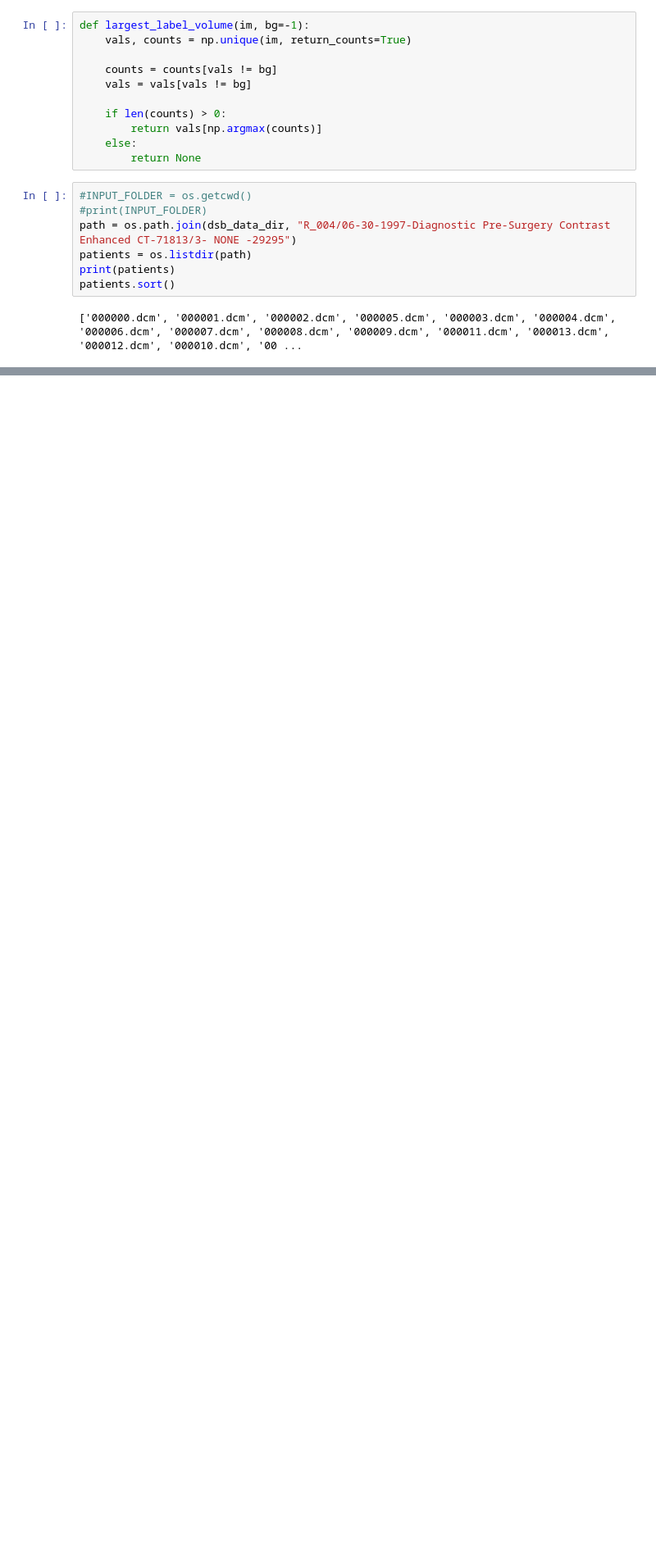
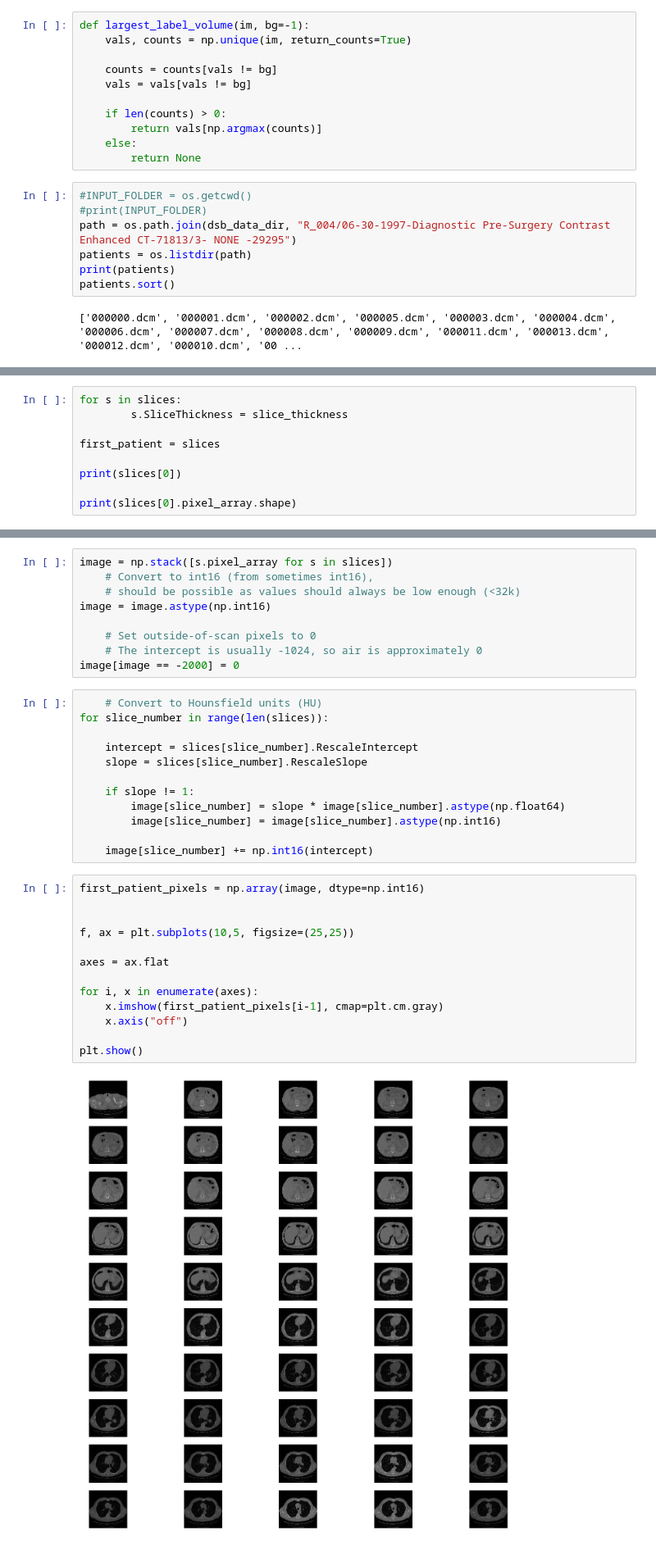
Before and after one commit to AI-Junction/Lung-Cancer-Detection, a Jupyter notebook: LungCancerDetection.ipynb, the cells around one changed output, grey strips where cells are left out. Shown at 82% size. Drawn from its saved outputs; the diff is of its cells as text; blank space fills up the shorter version.

```diff
--- a/LungCancerDetection.ipynb
+++ b/LungCancerDetection.ipynb
@@ -156,0 +235,9 @@ patients.sort()
+# %%
+for s in slices:
+        s.SliceThickness = slice_thickness
+
+first_patient = slices
+
+print(slices[0])
+
+print(slices[0].pixel_array.shape)
@@ -156,0 +262,36 @@ patients.sort()
+# %%
+image = np.stack([s.pixel_array for s in slices])
+    # Convert to int16 (from sometimes int16),
+    # should be possible as values should always be low enough (<32k)
+image = image.astype(np.int16)
+
+    # Set outside-of-scan pixels to 0
+    # The intercept is usually -1024, so air is approximately 0
+image[image == -2000] = 0
+# %%
+    # Convert to Hounsfield units (HU)
+for slice_number in range(len(slices)):
+
+    intercept = slices[slice_number].RescaleIntercept
+    slope = slices[slice_number].RescaleSlope
+
+    if slope != 1:
+        image[slice_number] = slope * image[slice_number].astype(np.float64)
+        image[slice_number] = image[slice_number].astype(np.int16)
+
+    image[slice_number] += np.int16(intercept)
+# %%
+first_patient_pixels = np.array(image, dtype=np.int16)
+
+
+f, ax = plt.subplots(10,5, figsize=(25,25))
+
+axes = ax.flat
+
+for i, x in enumerate(axes):
+    x.imshow(first_patient_pixels[i-1], cmap=plt.cm.gray)
+    x.axis("off")
+
+plt.show()
+# %% [output]
+[figure, added]
```
Also changed, not shown: parts of 9 cells of this notebook.
